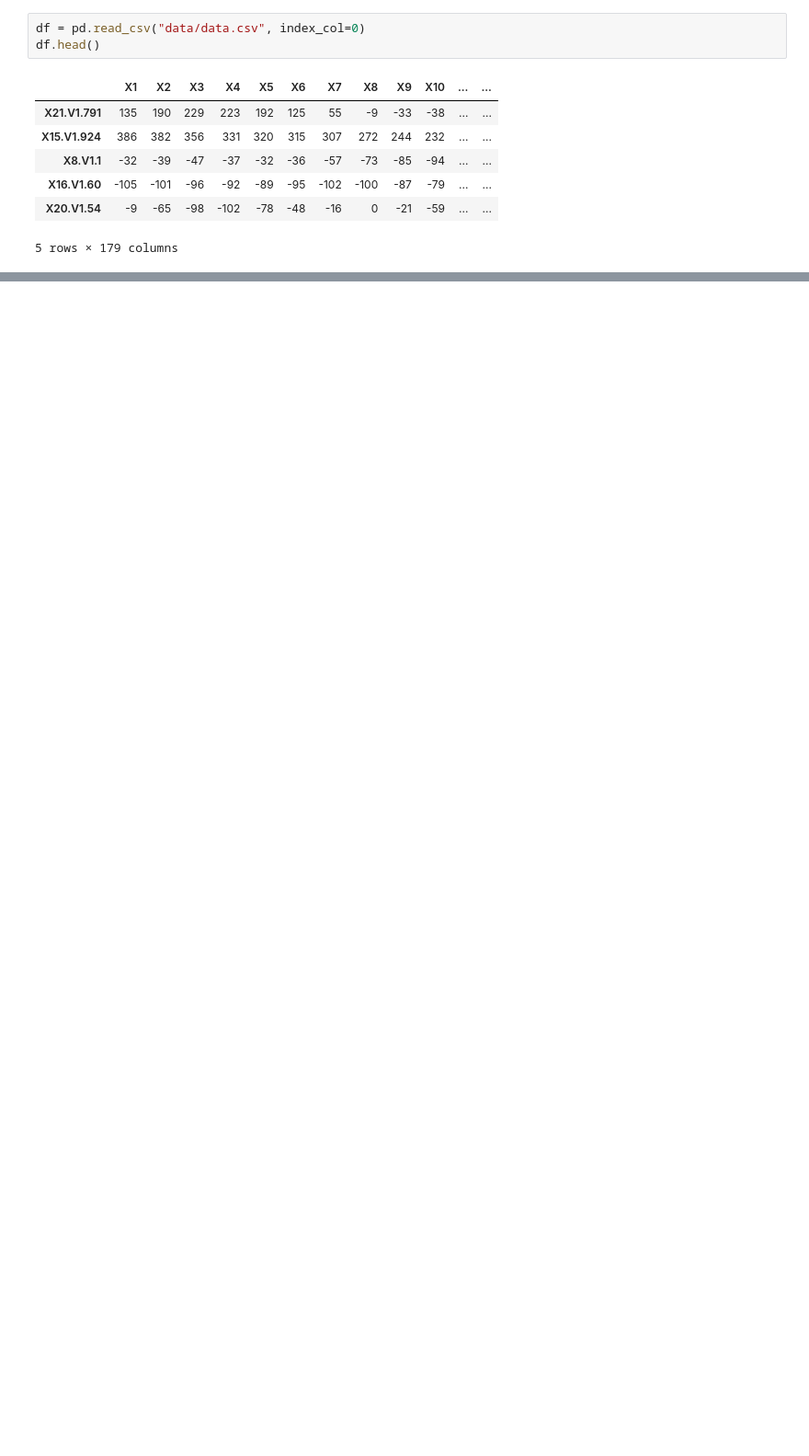
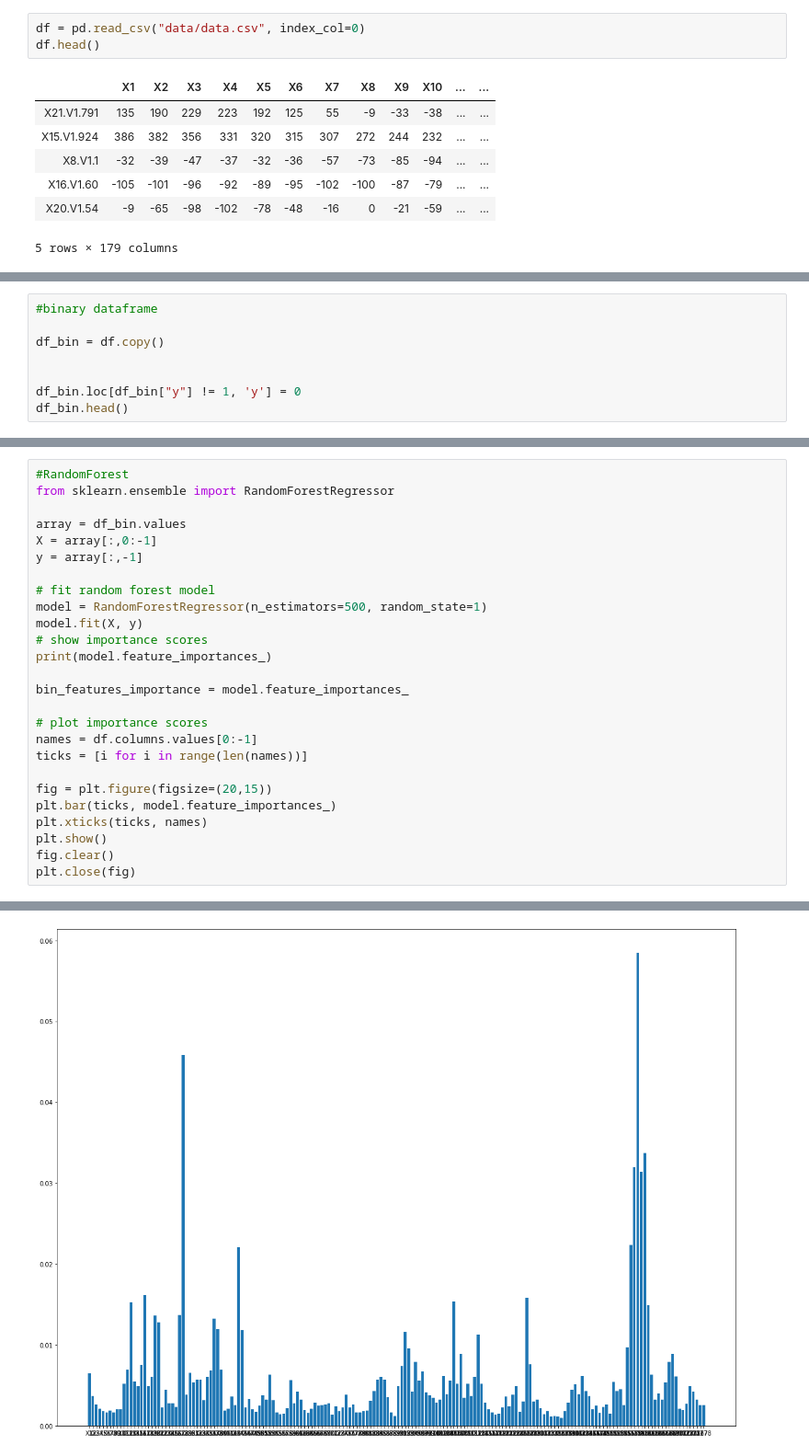
Before and after one commit to F4L2/devoirs, a Jupyter notebook: SPLEX/Projet/projet.ipynb, the cells around one changed output, grey strips where cells are left out. Shown at 92% size. Cells and saved outputs as stored; diff of their text form; blank space fills up the shorter version.

```diff
--- a/SPLEX/Projet/projet.ipynb
+++ b/SPLEX/Projet/projet.ipynb
@@ -47,0 +96,8 @@ df.head()
+# %%
+#binary dataframe
+
+df_bin = df.copy()
+
+
+df_bin.loc[df_bin["y"] != 1, 'y'] = 0
+df_bin.head()
@@ -47,0 +668,27 @@ df.head()
+# %%
+#RandomForest
+from sklearn.ensemble import RandomForestRegressor
+
+array = df_bin.values
+X = array[:,0:-1]
+y = array[:,-1]
+
+# fit random forest model
+model = RandomForestRegressor(n_estimators=500, random_state=1)
+model.fit(X, y)
+# show importance scores
+print(model.feature_importances_)
+
+bin_features_importance = model.feature_importances_
+
+# plot importance scores
+names = df.columns.values[0:-1]
+ticks = [i for i in range(len(names))]
+
+fig = plt.figure(figsize=(20,15))
+plt.bar(ticks, model.feature_importances_)
+plt.xticks(ticks, names)
+plt.show()
+fig.clear()
+plt.close(fig)
+# %% [output]
@@ -47,0 +712 @@ df.head()
+[figure, added]
```
Also changed, not shown: parts of 60 cells of this notebook, 37 other files.
